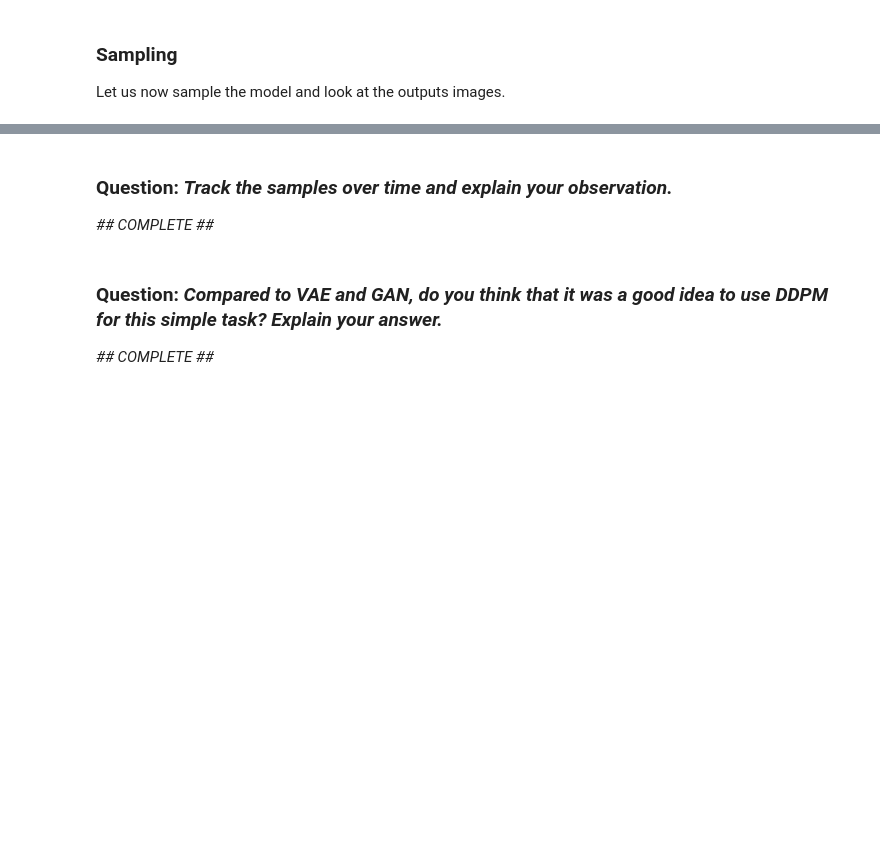
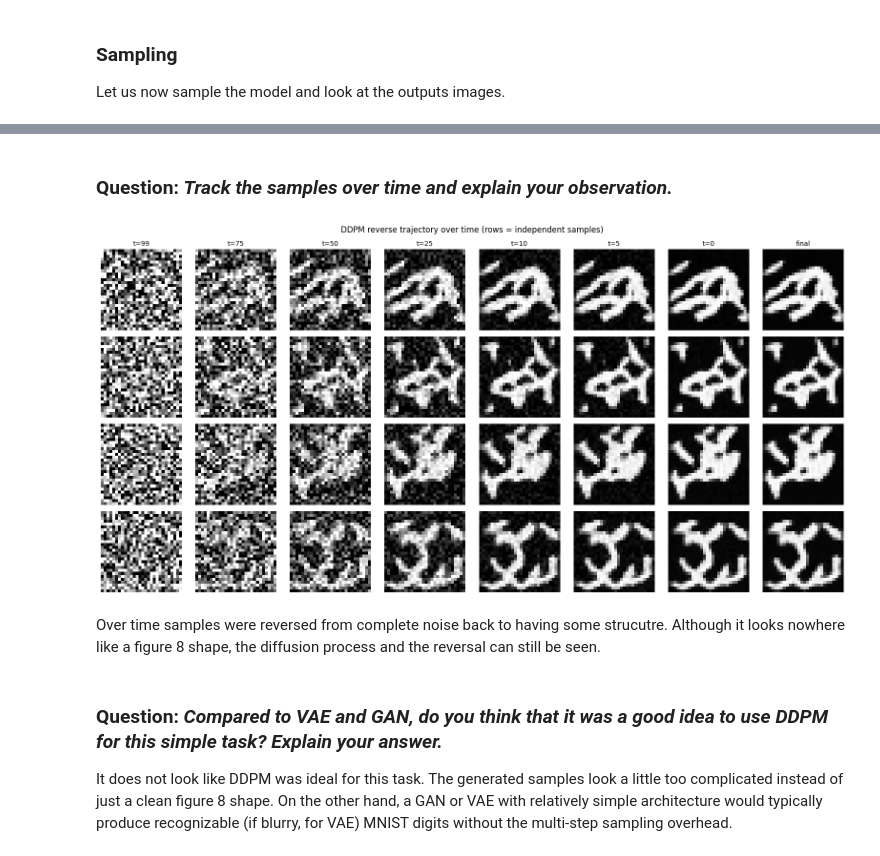
Before and after one commit to Stevey8/ECE1508, a Jupyter notebook: a5/Tsai_Steven_Assgn5_Q3.ipynb, the cells around one changed output, grey strips where cells are left out. Saved outputs shown, nothing was run; the diff lists cells and outputs as text; code cells hidden in the pictures; blank space fills up the shorter version.

```diff
--- a/a5/Tsai_Steven_Assgn5_Q3.ipynb
+++ b/a5/Tsai_Steven_Assgn5_Q3.ipynb
@@ -375,6 +423,50 @@ plt.show()
 # %% [markdown]
 ### Question: _Track the samples over time and explain your observation._
-_## COMPLETE ##_
+# %%
+@torch.no_grad()
+def sample_ddpm_track(model, shape, snapshot_ts=None):
+    model.eval()
+    if snapshot_ts is None:
+        snapshot_ts = [99, 75, 50, 25, 10, 5, 0]
+
+    x = torch.randn(shape, device=device)
+    snapshots = {}
+
+    for t in reversed(range(T)):
+        if t in snapshot_ts:
+            snapshots[t] = x.clone()  # x_t, before this step's denoising update
+        x = p_sample(model, x, t)
+
+    snapshots[-1] = x.clone()  # final x_0, after the last denoising step
+    return snapshots
+
+
+assert 'model' in globals(), "No trained model in memory — rerun the training cell first (no checkpoint was saved for Q3)."
+
+snapshot_ts = [99, 75, 50, 25, 10, 5, 0]
+n_samples = 4
+
+snapshots = sample_ddpm_track(model, (n_samples, 1, 28, 28), snapshot_ts=snapshot_ts)
+ordered_ts = sorted(snapshots.keys(), reverse=True)  # e.g. 99, 75, ..., 0, -1(final)
+
+fig, axes = plt.subplots(n_samples, len(ordered_ts), figsize=(2 * len(ordered_ts), 2 * n_samples))
+for col, t in enumerate(ordered_ts):
+    imgs = snapshots[t].detach().cpu().clamp(-1, 1)
+    imgs = (imgs + 1) / 2
+    for row in range(n_samples):
+        ax = axes[row, col]
+        ax.imshow(imgs[row, 0], cmap='gray')
+        ax.axis('off')
+        if row == 0:
+            ax.set_title('final' if t == -1 else f't={t}', fontsize=10)
+
+plt.suptitle('DDPM reverse trajectory over time (rows = independent samples)')
+plt.tight_layout()
+plt.show()
+# %% [output]
+[figure, added]
+# %% [markdown]
+Over time samples were reversed from complete noise back to having some strucutre. Although it looks nowhere like a figure 8 shape, the diffusion process and the reversal can still be seen.
 # %% [markdown]
 ### Question: _Compared to VAE and GAN, do you think that it was a good idea to use DDPM for this simple task? Explain your answer._
-_## COMPLETE ##_
+It does not look like DDPM was ideal for this task. The generated samples look a little too complicated instead of just a clean figure 8 shape. On the other hand, a GAN or VAE with relatively simple architecture would typically produce recognizable (if blurry, for VAE) MNIST digits without the multi-step sampling overhead.
```
Also changed, not shown: parts of 6 cells of this notebook, 5 other files.
